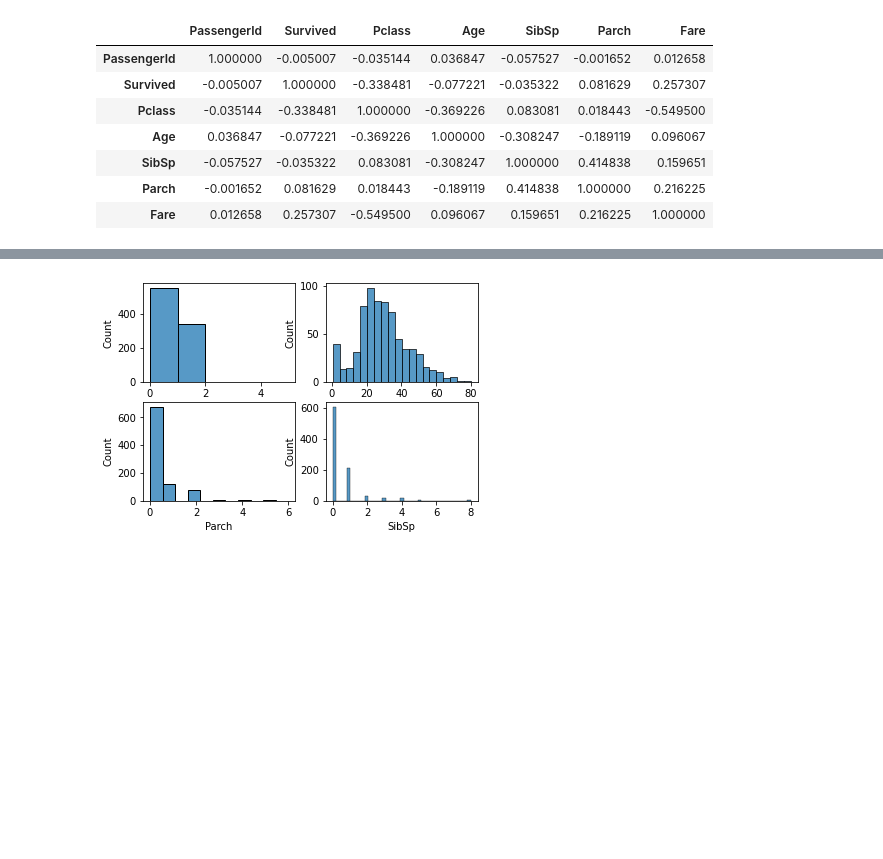
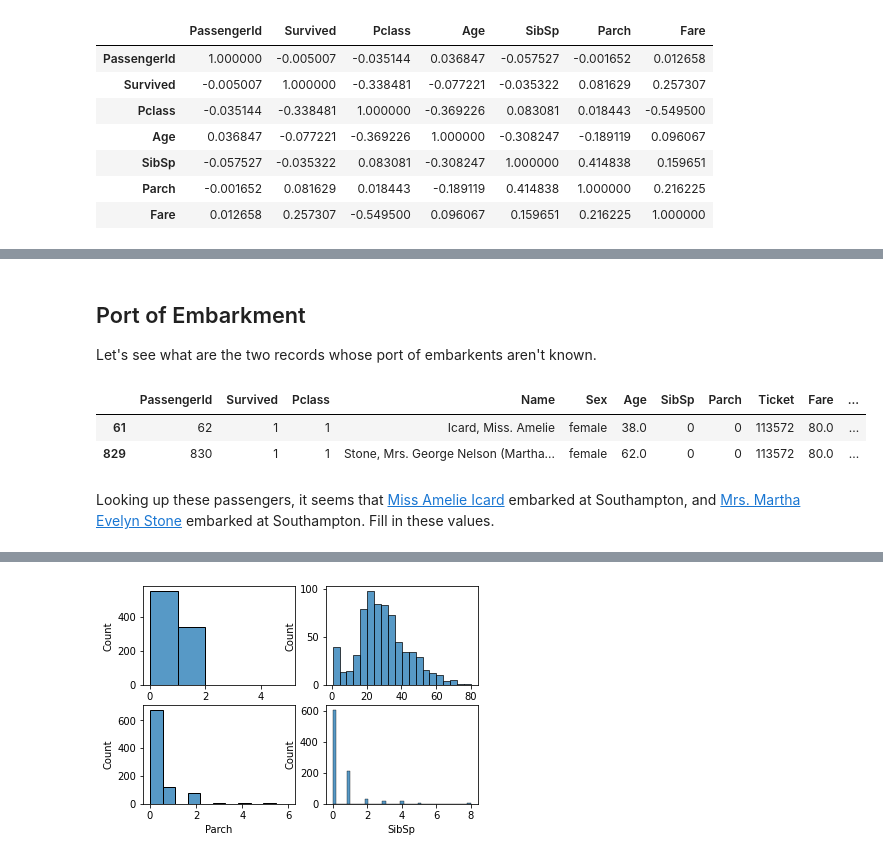
Before and after one commit to pvasudev16/titanic, a Jupyter notebook: titanic.ipynb, the cells around one changed output, grey strips where cells are left out. Drawn from its saved outputs; the diff is of its cells as text; code cells hidden in the pictures; blank space fills up the shorter version.

```diff
--- a/titanic.ipynb
+++ b/titanic.ipynb
@@ -66,0 +181,13 @@ Let's look at the distribution of `Age`, `SibSp`, `Parch` and `Fare`
+# %% [markdown]
+## Port of Embarkment
+Let's see what are the two records whose port of embarkents aren't known.
+# %%
+train_data[
+    pd.isna(train_data["Embarked"])
+]
+# %% [output]
+|  | PassengerId | Survived | Pclass | Name | Sex | Age | SibSp | Parch | Ticket | Fare | ... |
+| 61 | 62 | 1 | 1 | Icard, Miss. Amelie | female | 38.0 | 0 | 0 | 113572 | 80.0 | ... |
+| 829 | 830 | 1 | 1 | Stone, Mrs. George Nelson (Martha... | female | 62.0 | 0 | 0 | 113572 | 80.0 | ... |
+# %% [markdown]
+Looking up these passengers, it seems that [Miss Amelie Icard](https://www.encyclopedia-titanica.org/titanic-survivor/amelia-icard.html) embarked at Southampton, and [Mrs. Martha Evelyn Stone](https://www.encyclopedia-titanica.org/titanic-survivor/martha-evelyn-stone.html) embarked at Southampton. Fill in these values.
```
Also changed, not shown: parts of 49 cells of this notebook.
